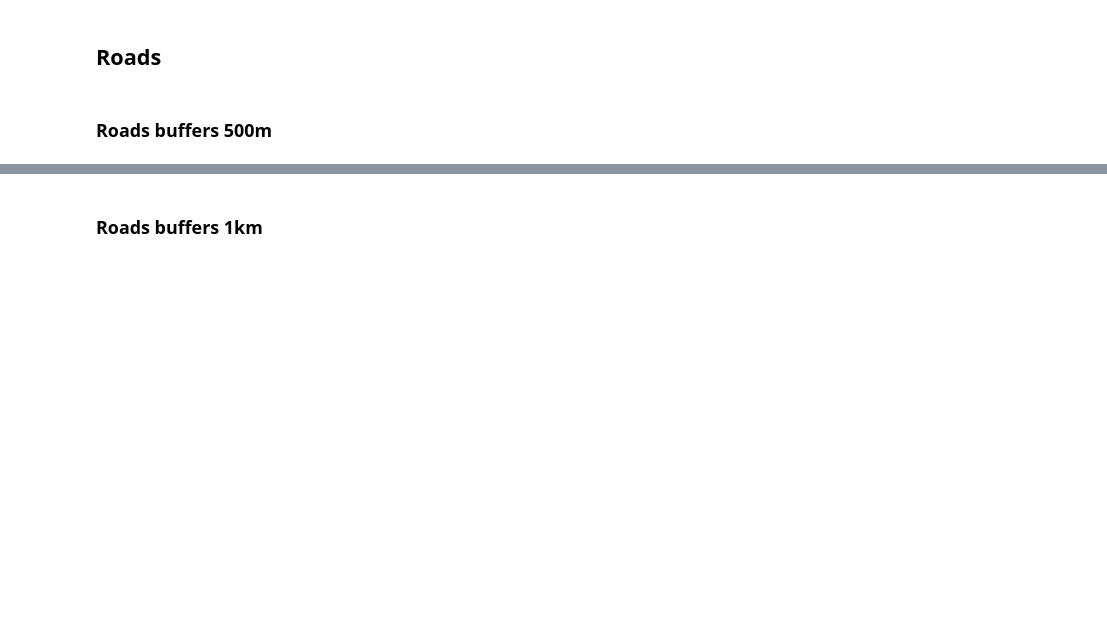
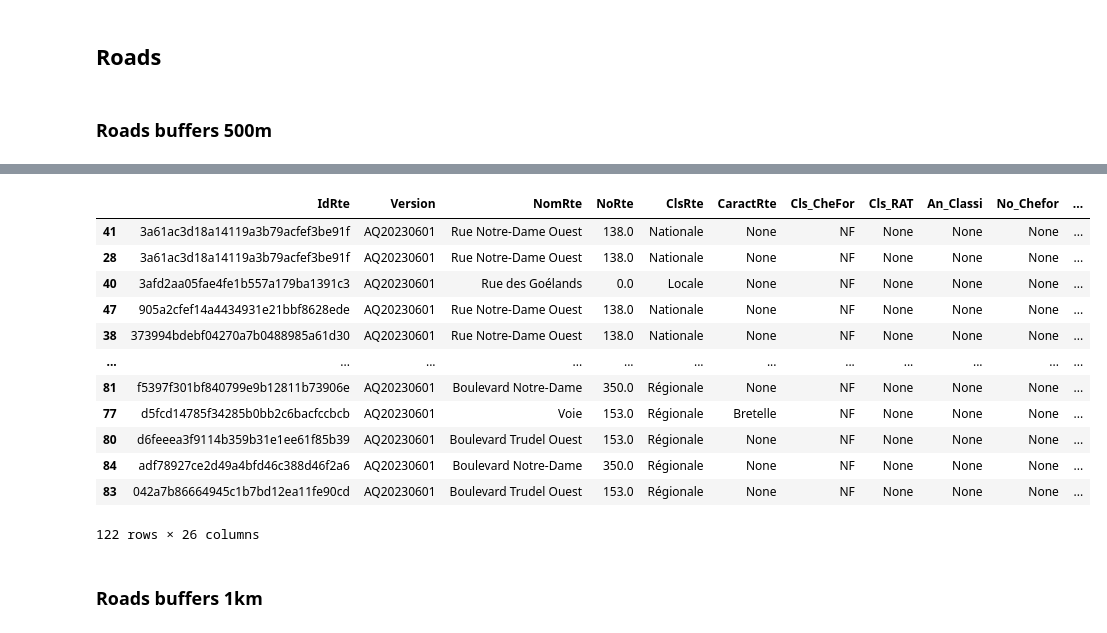
Before and after one commit to tofunori/Multi-buffers-data-extraction, a Jupyter notebook: multi_buffers.ipynb, the cells around one changed output, grey strips where cells are left out. Saved outputs shown, nothing was run; the diff lists cells and outputs as text; code cells hidden in the pictures; blank space fills up the shorter version.

```diff
--- a/multi_buffers.ipynb
+++ b/multi_buffers.ipynb
@@ -248,0 +287,16 @@ sol_500m
+# %%
+roads_500m
+# %% [output]
+|  | IdRte | Version | NomRte | NoRte | ClsRte | CaractRte | Cls_CheFor | Cls_RAT | An_Classi | No_Chefor | ... |
+| 41 | 3a61ac3d18a14119a3b79acfef3be91f | AQ20230601 | Rue Notre-Dame Ouest | 138.0 | Nationale | None | NF | None | None | None | ... |
+| 28 | 3a61ac3d18a14119a3b79acfef3be91f | AQ20230601 | Rue Notre-Dame Ouest | 138.0 | Nationale | None | NF | None | None | None | ... |
+| 40 | 3afd2aa05fae4fe1b557a179ba1391c3 | AQ20230601 | Rue des Goélands | 0.0 | Locale | None | NF | None | None | None | ... |
+| 47 | 905a2cfef14a4434931e21bbf8628ede | AQ20230601 | Rue Notre-Dame Ouest | 138.0 | Nationale | None | NF | None | None | None | ... |
+| 38 | 373994bdebf04270a7b0488985a61d30 | AQ20230601 | Rue Notre-Dame Ouest | 138.0 | Nationale | None | NF | None | None | None | ... |
+| ... | ... | ... | ... | ... | ... | ... | ... | ... | ... | ... | ... |
+| 81 | f5397f301bf840799e9b12811b73906e | AQ20230601 | Boulevard Notre-Dame | 350.0 | Régionale | None | NF | None | None | None | ... |
+| 77 | d5fcd14785f34285b0bb2c6bacfccbcb | AQ20230601 | Voie | 153.0 | Régionale | Bretelle | NF | None | None | None | ... |
+| 80 | d6feeea3f9114b359b31e1ee61f85b39 | AQ20230601 | Boulevard Trudel Ouest | 153.0 | Régionale | None | NF | None | None | None | ... |
+| 84 | adf78927ce2d49a4bfd46c388d46f2a6 | AQ20230601 | Boulevard Notre-Dame | 350.0 | Régionale | None | NF | None | None | None | ... |
+| 83 | 042a7b86664945c1b7bd12ea11fe90cd | AQ20230601 | Boulevard Trudel Ouest | 153.0 | Régionale | None | NF | None | None | None | ... |
+122 rows × 26 columns
```
Also changed, not shown: parts of 30 cells of this notebook.
